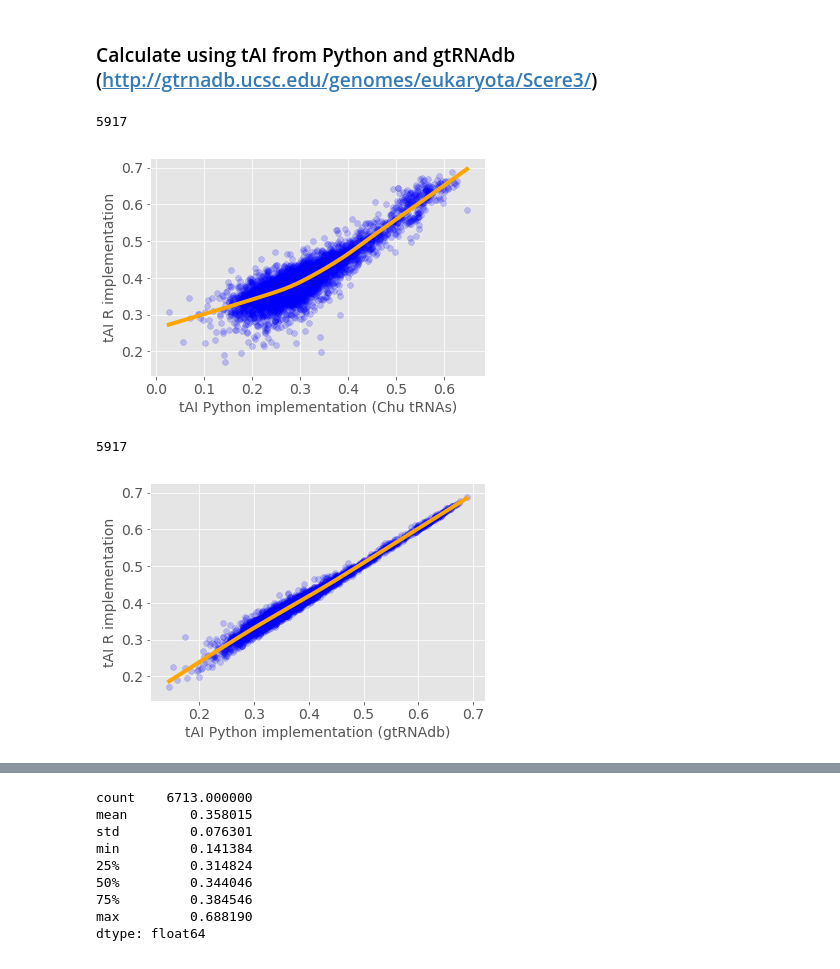
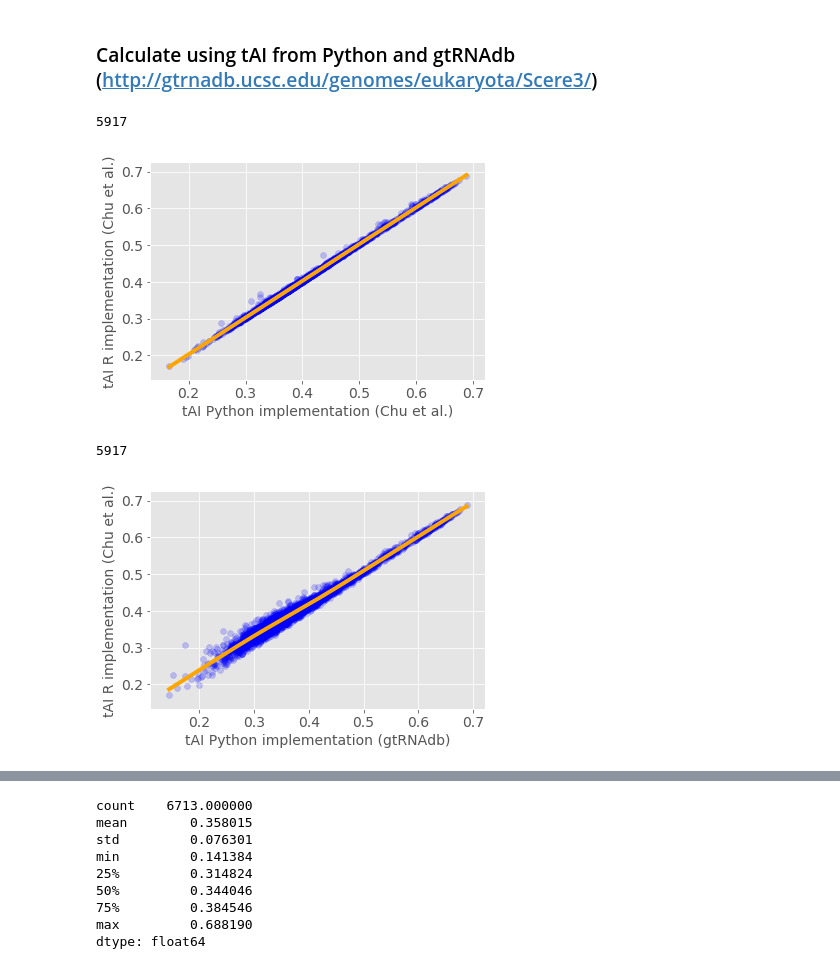
Before and after one commit to gittenberg/TRSL, a Jupyter notebook: workbooks/analyses/09 Codon_usage_analysis_tAI_cAI.ipynb, the cells around one changed output, grey strips where cells are left out. Saved outputs shown, nothing was run; the diff lists cells and outputs as text; code cells hidden in the pictures.

```diff
--- a/workbooks/analyses/09 Codon_usage_analysis_tAI_cAI.ipynb
+++ b/workbooks/analyses/09 Codon_usage_analysis_tAI_cAI.ipynb
@@ -137,10 +131,10 @@ codon_tRNA_abundancy_series = pd.Series({key.upper().replace('U', 'T'): codon_tR
 # %% [markdown]
 ### Calculate using tAI from Python and Chu tRNA abundancies
 # %%
-my_tAI = tAI.tAI(trna_count=codon_tRNA_abundancy_series)
+my_tAI = tAI.tAI(trna_count=codon_tRNA_abundancy_series, bacteria=False)
 # %%
-tAI_dict_python_from_dict = {}
+tAI_dict_python_chu = {}
 
 for orf in orfs:
-    tAI_dict_python_from_dict[orf] = my_tAI.calc(orfs[orf])
+    tAI_dict_python_chu[orf] = my_tAI.calc(orfs[orf])
 # %% [markdown]
@@ -149,5 +143,5 @@ for orf in orfs:
 Import tAIs from R:
 # %%
 with open('/home/martin/git/TRSL/workbooks/analyses/tAI_misc/yeast.json','r') as inf:
-    tAI_dict_R = eval(inf.read())
+    tAI_dict_R_Chu = eval(inf.read())
 # %%
@@ -167,7 +161,8 @@ my_tai = tAI.tAI.from_gtRNAdb(os.path.join(datadir, r"sacCer3-tRNAs.bed"))
 for r in orfs:
     tAI_dict_python_from_gtrnadb[r] = my_tai.calc(orfs[r])
 # %%
-def scatter_dicts(dict1, dict2, xaxislabel=None, yaxislabel=None, fontsize=None, alpha=0.2, xlog=True, ylog=True):
+def scatter_dicts(dict1, dict2, xaxislabel=None, yaxislabel=None, fontsize=None, alpha=0.2, xlog=True, ylog=True,
+                 xmax=False, ymax=False):
     plotkeys = dict1.viewkeys() & dict2.viewkeys() # set intersection
     print len(plotkeys)
     xs = [dict1[key] for key in plotkeys]
@@ -192,6 +187,11 @@ def scatter_dicts(dict1, dict2, xaxislabel=None, yaxislabel=None, fontsize=None,
             ax.set_ylabel(yaxislabel, fontsize=fontsize)
             plt.setp(ax.get_yticklabels(), fontsize=fontsize)
 
+    if xmax:
+        ax.set_xlim(right=xmax)
+    if ymax:
+        ax.set_ylim(top=ymax)
+
     scat = plt.scatter(xs, ys, color='b', alpha=alpha)
     scat.set_alpha(alpha)
 
@@ -205,14 +205,14 @@ def scatter_dicts(dict1, dict2, xaxislabel=None, yaxislabel=None, fontsize=None,
 
     plt.show()
 # %%
-scatter_dicts(tAI_dict_python_from_dict, tAI_dict_R, "tAI Python implementation (Chu tRNAs)",
-              "tAI R implementation", 14, 0.2, False, False)
+scatter_dicts(tAI_dict_python_chu, tAI_dict_R_Chu, "tAI Python implementation (Chu et al.)",
+              "tAI R implementation (Chu et al.)", 14, 0.2, False, False)
 # %% [output]
 5917
-[figure, old version]
+[figure, new version]
 # %%
-scatter_dicts(tAI_dict_python_from_gtrnadb, tAI_dict_R, "tAI Python implementation (gtRNAdb)",
-              "tAI R implementation", 14, 0.2, False, False)
+scatter_dicts(tAI_dict_python_from_gtrnadb, tAI_dict_R_Chu, "tAI Python implementation (gtRNAdb)",
+              "tAI R implementation (Chu et al.)", 14, 0.2, False, False)
 # %% [output]
 5917
-[figure, old version]
+[figure, new version]
```
Also changed, not shown: parts of 48 cells of this notebook, 4 other files.
